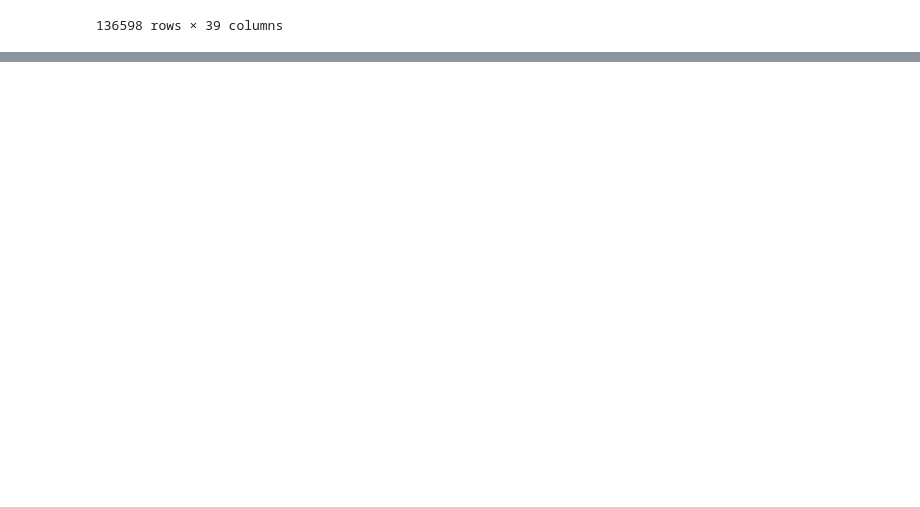
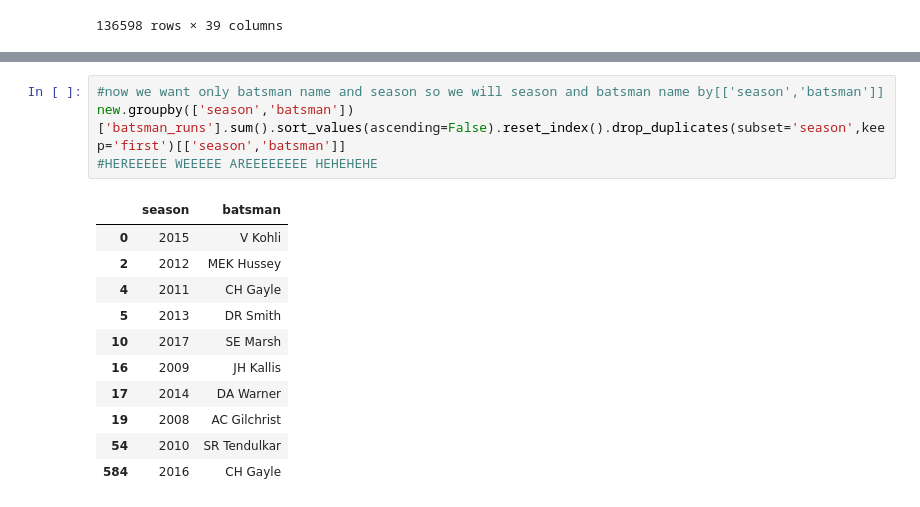
Before and after one commit to MahamFatima01713/Pandas-Mastery, a Jupyter notebook: Pandas_Practice.ipynb, the cells around one changed output, grey strips where cells are left out. Drawn from its saved outputs; the diff is of its cells as text; blank space fills up the shorter version.

```diff
--- a/Pandas_Practice.ipynb
+++ b/Pandas_Practice.ipynb
@@ -1015,0 +1119,16 @@ delivery.merge(match, left_on='match_id', right_on='id')
+# %%
+#now we want only batsman name and season so we will season and batsman name by[['season','batsman']]
+new.groupby(['season','batsman'])['batsman_runs'].sum().sort_values(ascending=False).reset_index().drop_duplicates(subset='season',keep='first')[['season','batsman']]
+#HEREEEEE WEEEEE AREEEEEEEE HEHEHEHE
+# %% [output]
+|  | season | batsman |
+| 0 | 2015 | V Kohli |
+| 2 | 2012 | MEK Hussey |
+| 4 | 2011 | CH Gayle |
+| 5 | 2013 | DR Smith |
+| 10 | 2017 | SE Marsh |
+| 16 | 2009 | JH Kallis |
+| 17 | 2014 | DA Warner |
+| 19 | 2008 | AC Gilchrist |
+| 54 | 2010 | SR Tendulkar |
+| 584 | 2016 | CH Gayle |
```
Also changed, not shown: parts of 7 cells of this notebook.
